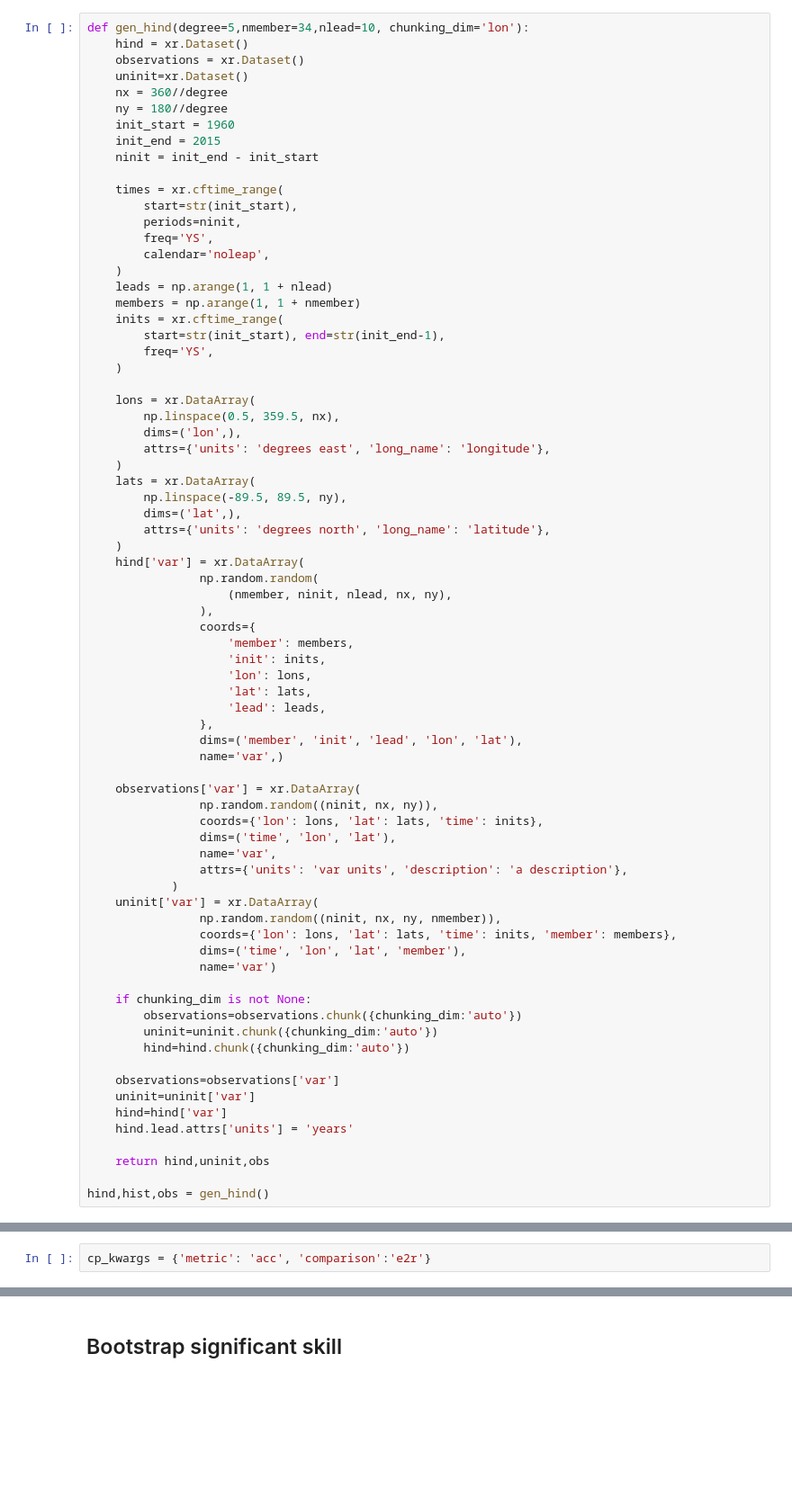
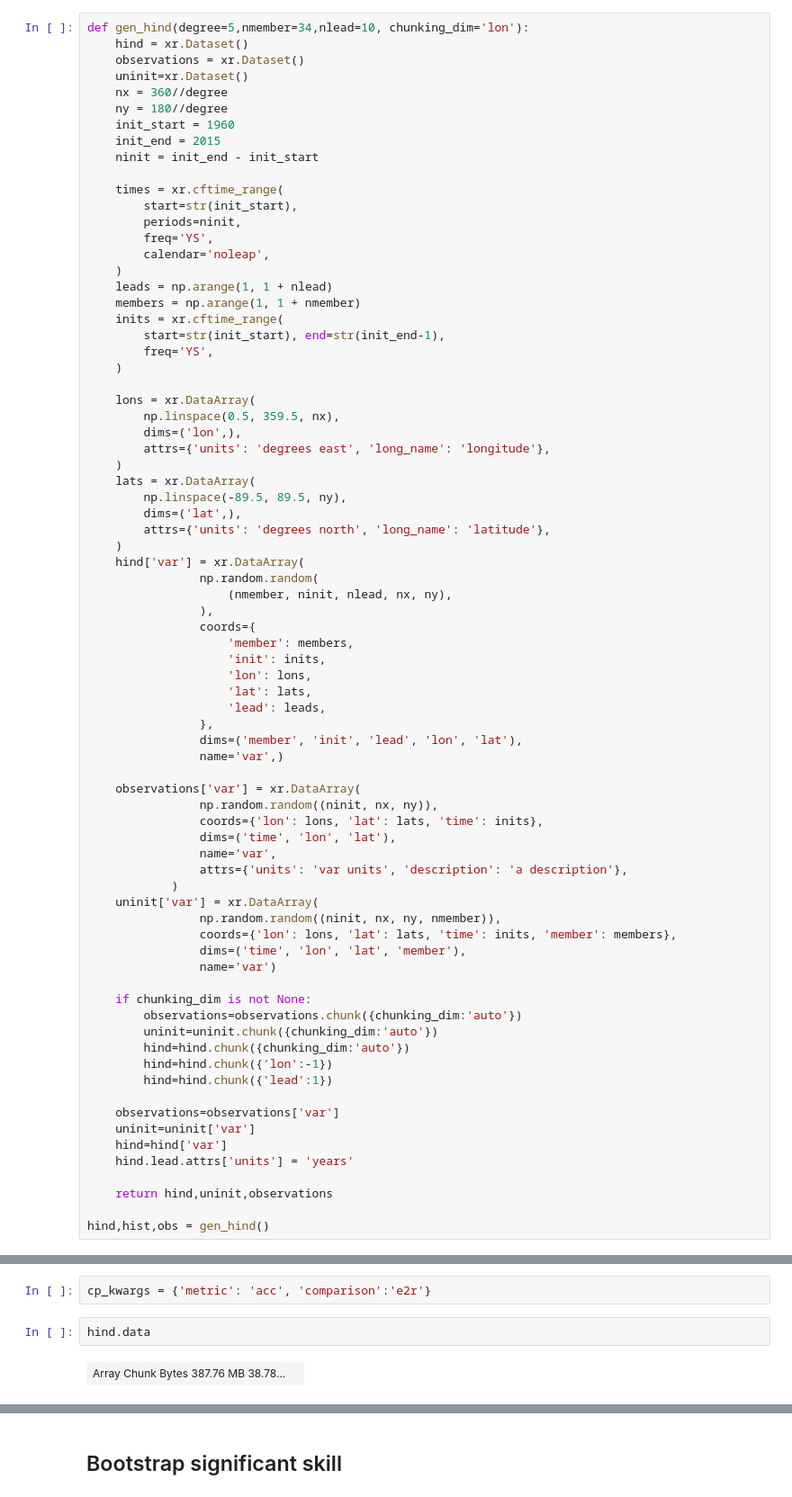
Before and after one commit to aaronspring/climpred-cloud-demo, a Jupyter notebook: climpred_benchmark.ipynb, the cells around one changed output, grey strips where cells are left out. Shown: that part at 90% size. Drawn from its saved outputs; the diff is of its cells as text; blank space fills up the shorter version.

```diff
--- a/climpred_benchmark.ipynb
+++ b/climpred_benchmark.ipynb
@@ -197,13 +217,15 @@ def gen_hind(degree=5,nmember=34,nlead=10, chunking_dim='lon'):
         observations=observations.chunk({chunking_dim:'auto'})
         uninit=uninit.chunk({chunking_dim:'auto'})
         hind=hind.chunk({chunking_dim:'auto'})
+        hind=hind.chunk({'lon':-1})
+        hind=hind.chunk({'lead':1})
 
     observations=observations['var']
     uninit=uninit['var']
     hind=hind['var']
     hind.lead.attrs['units'] = 'years'
 
-    return hind,uninit,obs
+    return hind,uninit,observations
 
 hind,hist,obs = gen_hind()
 # %% [markdown]
@@ -212,5 +234,9 @@ hind,hist,obs = gen_hind()
 from climpred.prediction import compute_hindcast
 # %%
 cp_kwargs = {'metric': 'acc', 'comparison':'e2r'}
+# %%
+hind.data
+# %% [output]
+| Array Chunk Bytes 387.76 MB 38.78... |  |
 # %%
 %time skill = compute_hindcast(hind, obs, **cp_kwargs)
```
Also changed, not shown: parts of 23 cells of this notebook.
